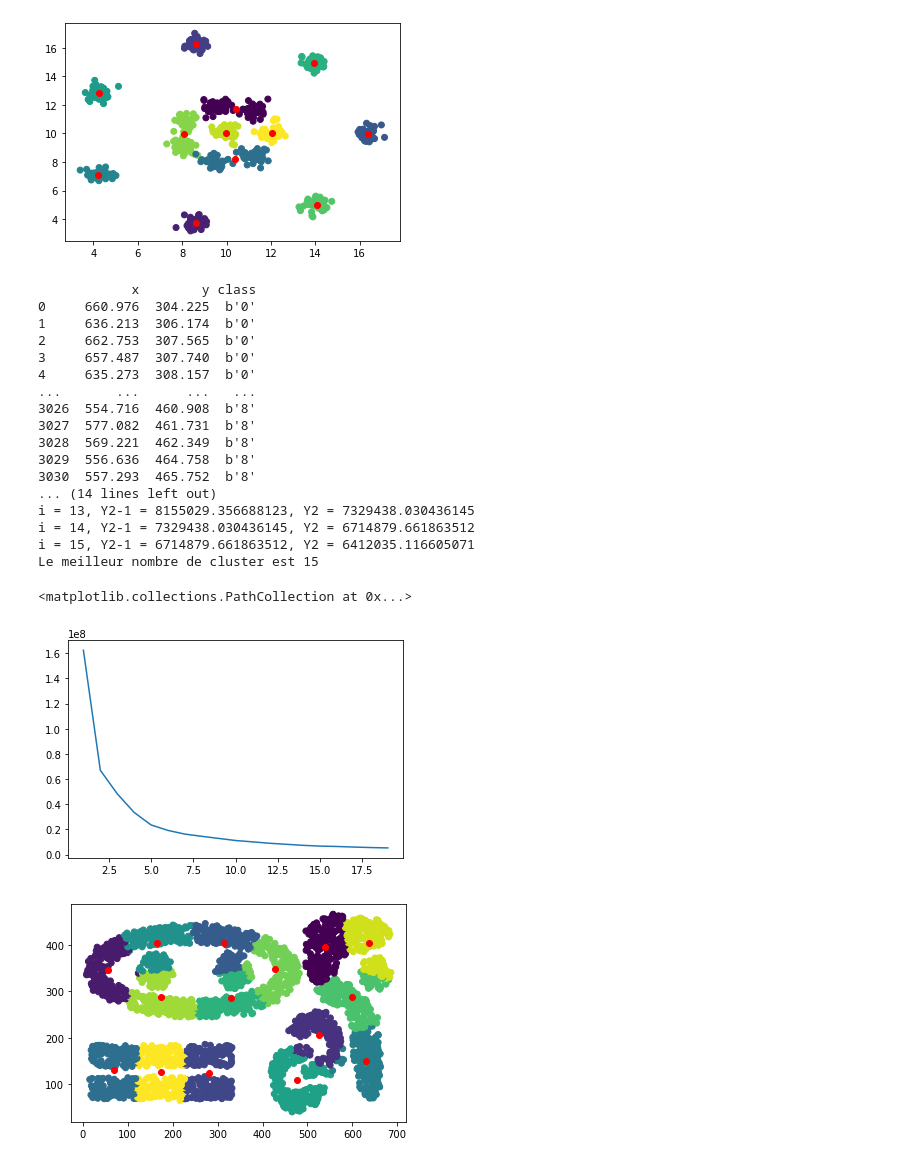
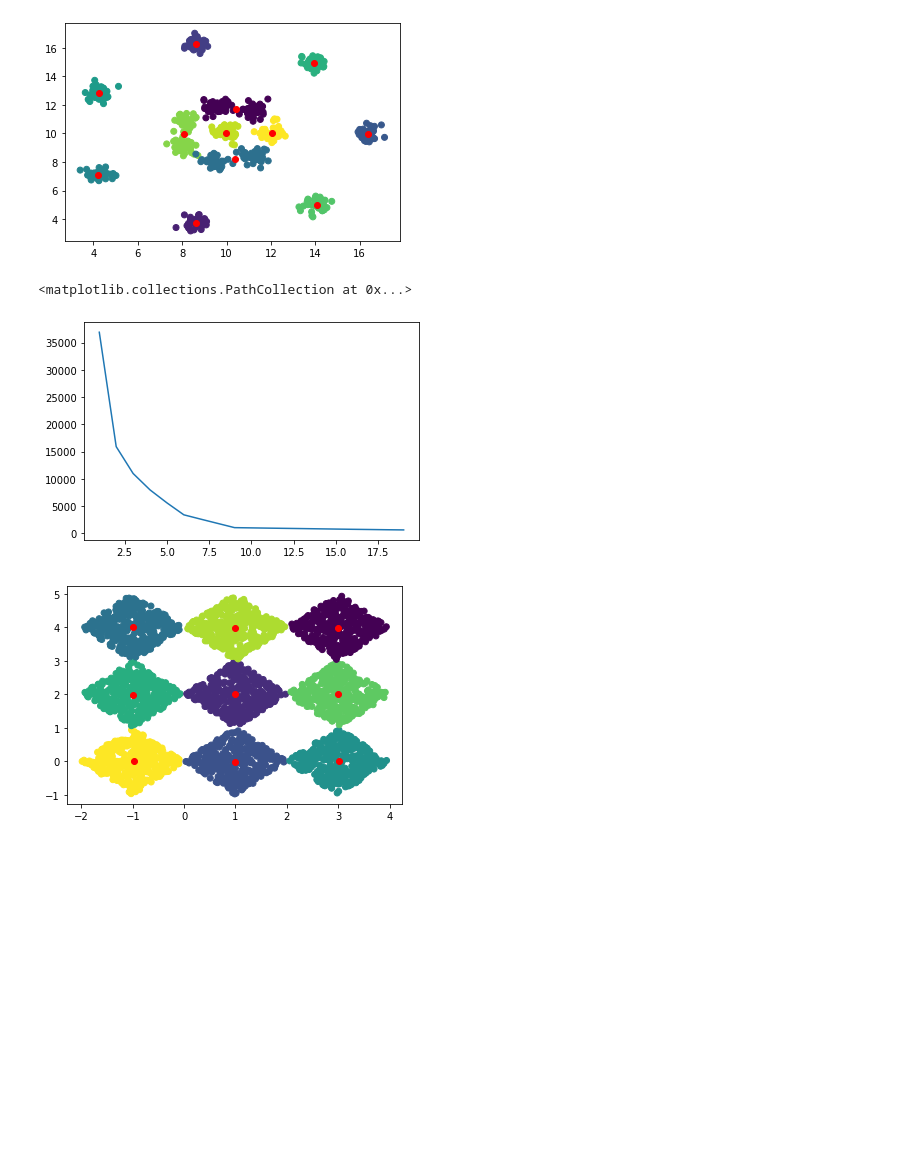
Before and after one commit to Gwen02/TP-ADP, a Jupyter notebook: TP_APD.ipynb, the cells around one changed output. Cells and saved outputs as stored; diff of their text form; code cells hidden in the pictures; blank space fills up the shorter version.

```diff
--- a/TP_APD.ipynb
+++ b/TP_APD.ipynb
@@ -29,61 +31,44 @@ plt.scatter(kmeans.cluster_centers_[:,0], kmeans.cluster_centers_[:,1], c='r')
 <matplotlib.collections.PathCollection at 0x...>
 [figure]
 # %%
-data = data5
+data = data2
 df = pd.DataFrame(data[0])
 X, Y = df['x'], df['y']
-print(df)
+#print(df)
 
 X2, Y2 = [], []
 
 j = 20
 
 for i in range(1,j):
     kmeans = KMeans(n_clusters = i, random_state=0).fit(df)
     X2.append(i)
     Y2.append(kmeans.inertia_)
 
 max_iner = Y2[0]
 pourcentage = 0.05
 best_cluster_number = len(Y2)
 
 for i in range(1, len(Y2)):
 
     ecart = Y2[i - 1] - Y2[i]
-    print(f"i = {i}, Y2-1 = {Y2[i - 1]}, Y2 = {Y2[i]}")
+    #print(f"i = {i}, Y2-1 = {Y2[i - 1]}, Y2 = {Y2[i]}")
     if (ecart < Y2[i - 1] * pourcentage):
-        print(f"Le meilleur nombre de cluster est {i}")
+        #print(f"Le meilleur nombre de cluster est {i}")
         best_cluster_number = i
         break
 
 plt.figure()
 plt.plot(X2, Y2)
 
 kmeans = KMeans(n_clusters = best_cluster_number, random_state=0).fit(df)
 plt.figure()
 plt.scatter(X, Y, c = kmeans.labels_)
 plt.scatter(kmeans.cluster_centers_[:,0], kmeans.cluster_centers_[:,1], c='r')
 # %% [output]
-            x        y class
-0     660.976  304.225  b'0'
-1     636.213  306.174  b'0'
-2     662.753  307.565  b'0'
-3     657.487  307.740  b'0'
-4     635.273  308.157  b'0'
-...       ...      ...   ...
-3026  554.716  460.908  b'8'
-3027  577.082  461.731  b'8'
-3028  569.221  462.349  b'8'
-3029  556.636  464.758  b'8'
-3030  557.293  465.752  b'8'
-... (14 lines left out)
-i = 13, Y2-1 = 8155029.356688123, Y2 = 7329438.030436145
-i = 14, Y2-1 = 7329438.030436145, Y2 = 6714879.661863512
-i = 15, Y2-1 = 6714879.661863512, Y2 = 6412035.116605071
-Le meilleur nombre de cluster est 15
+<matplotlib.collections.PathCollection at 0x...>
-<matplotlib.collections.PathCollection at 0x...>
-[figure, old version]
+[figure, new version]
-[figure, old version]
+[figure, new version]
 # %%
 time_tab = []
 
```
Also changed, not shown: parts of 3 cells of this notebook.
